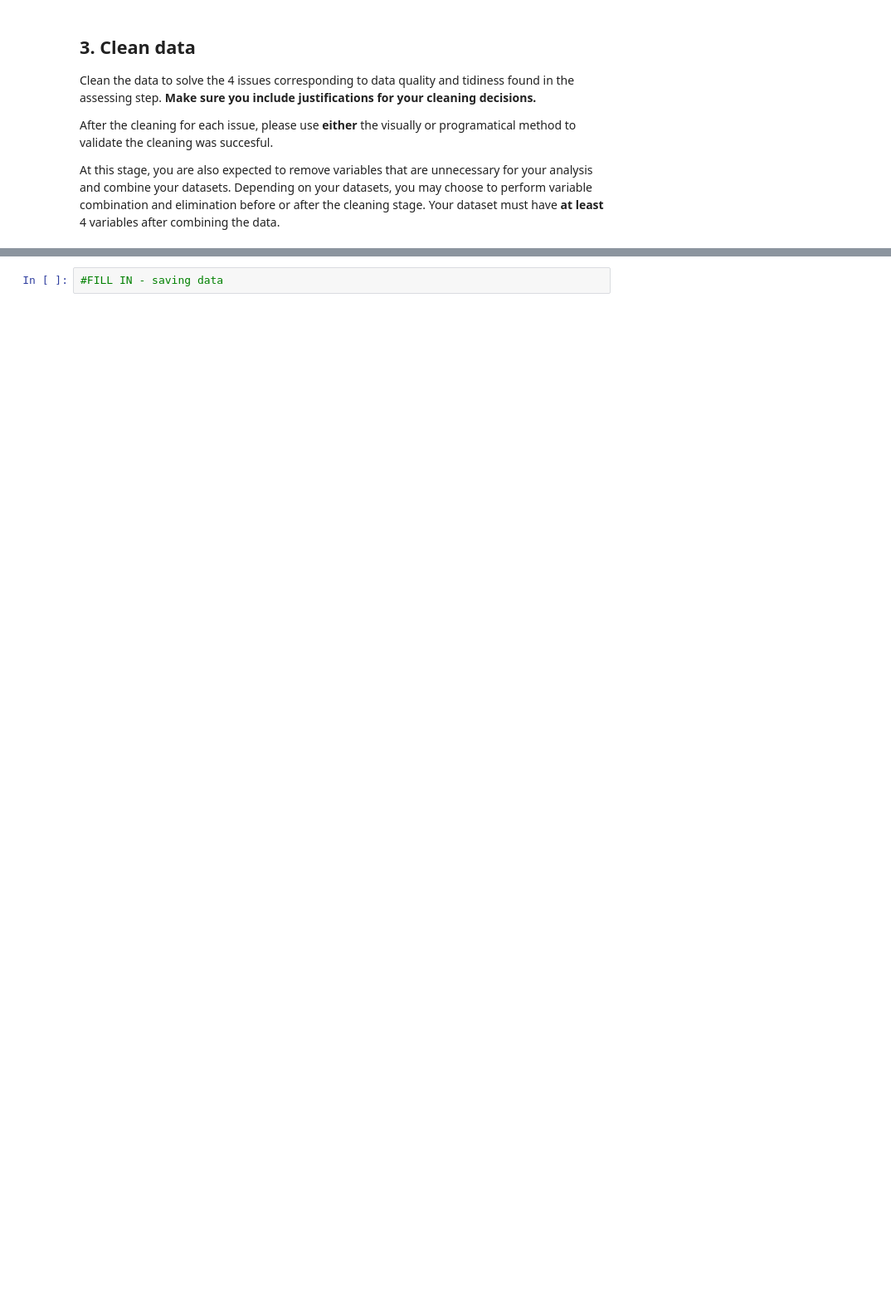
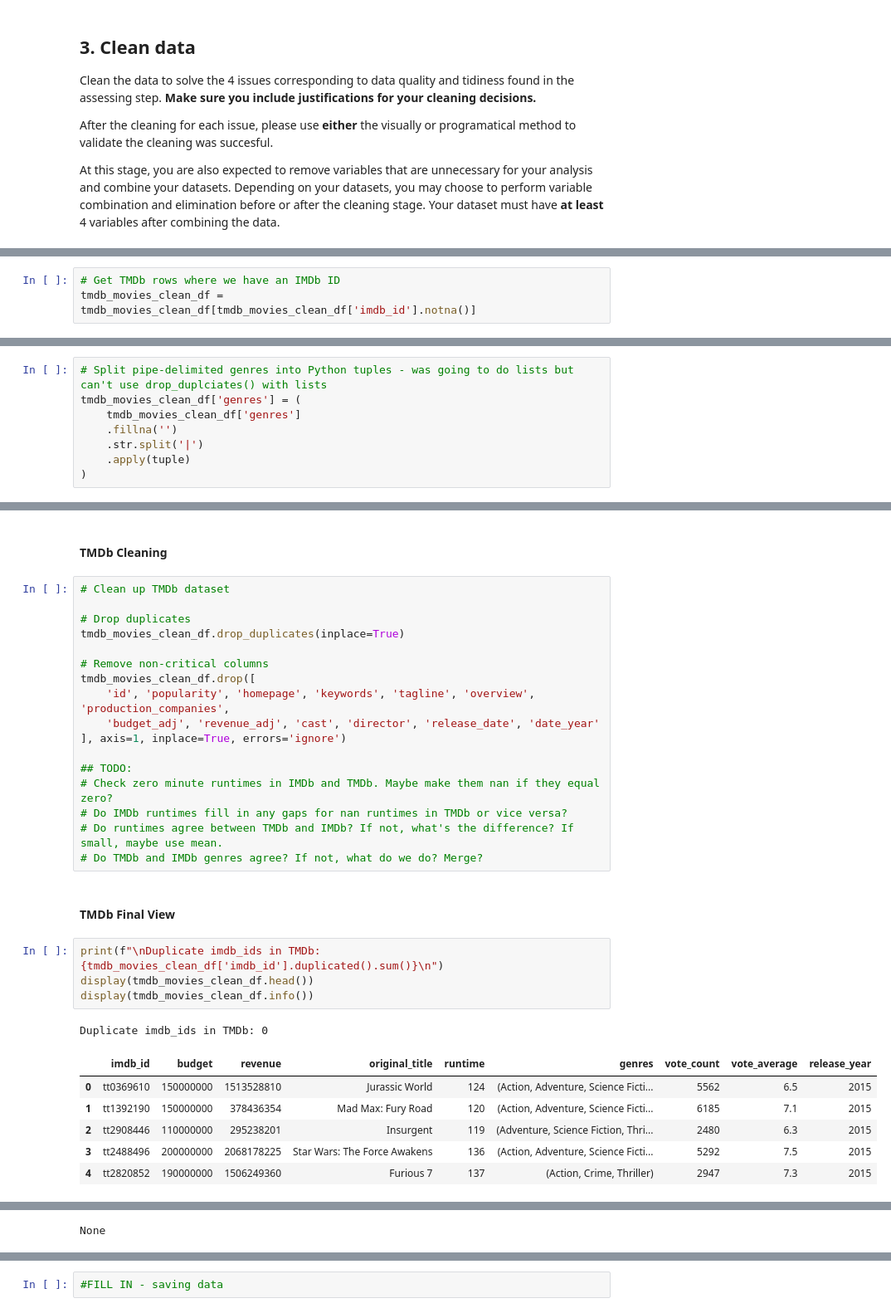
Before and after one commit to kellewic/data-analyst-nanodegree-projects, a Jupyter notebook: project2/data_wrangling_project_starter.ipynb, the cells around one changed output, grey strips where cells are left out. Shown at 83% size. Cells and saved outputs as stored; diff of their text form; blank space fills up the shorter version.

```diff
--- a/project2/data_wrangling_project_starter.ipynb
+++ b/project2/data_wrangling_project_starter.ipynb
@@ -739,0 +679,3 @@ Depending on the datasets, you can also peform the combination before the cleani
+# %%
+# Get TMDb rows where we have an IMDb ID
+tmdb_movies_clean_df = tmdb_movies_clean_df[tmdb_movies_clean_df['imdb_id'].notna()]
@@ -739,0 +739,8 @@ Depending on the datasets, you can also peform the combination before the cleani
+# %%
+# Split pipe-delimited genres into Python tuples - was going to do lists but can't use drop_duplciates() with lists
+tmdb_movies_clean_df['genres'] = (
+    tmdb_movies_clean_df['genres']
+    .fillna('')
+    .str.split('|')
+    .apply(tuple)
+)
@@ -739,0 +848,33 @@ Depending on the datasets, you can also peform the combination before the cleani
+# %% [markdown]
+#### TMDb Cleaning
+# %%
+# Clean up TMDb dataset
+
+# Drop duplicates
+tmdb_movies_clean_df.drop_duplicates(inplace=True)
+
+# Remove non-critical columns
+tmdb_movies_clean_df.drop([
+    'id', 'popularity', 'homepage', 'keywords', 'tagline', 'overview', 'production_companies',
+    'budget_adj', 'revenue_adj', 'cast', 'director', 'release_date', 'date_year'
+], axis=1, inplace=True, errors='ignore')
+
+## TODO:
+# Check zero minute runtimes in IMDb and TMDb. Maybe make them nan if they equal zero?
+# Do IMDb runtimes fill in any gaps for nan runtimes in TMDb or vice versa?
+# Do runtimes agree between TMDb and IMDb? If not, what's the difference? If small, maybe use mean.
+# Do TMDb and IMDb genres agree? If not, what do we do? Merge?
+# %% [markdown]
+#### TMDb Final View
+# %%
+print(f"\nDuplicate imdb_ids in TMDb: {tmdb_movies_clean_df['imdb_id'].duplicated().sum()}\n")
+display(tmdb_movies_clean_df.head())
+display(tmdb_movies_clean_df.info())
+# %% [output]
+Duplicate imdb_ids in TMDb: 0
+|  | imdb_id | budget | revenue | original_title | runtime | genres | vote_count | vote_average | release_year |
+| 0 | tt0369610 | 150000000 | 1513528810 | Jurassic World | 124 | (Action, Adventure, Science Ficti... | 5562 | 6.5 | 2015 |
+| 1 | tt1392190 | 150000000 | 378436354 | Mad Max: Fury Road | 120 | (Action, Adventure, Science Ficti... | 6185 | 7.1 | 2015 |
+| 2 | tt2908446 | 110000000 | 295238201 | Insurgent | 119 | (Adventure, Science Fiction, Thri... | 2480 | 6.3 | 2015 |
+| 3 | tt2488496 | 200000000 | 2068178225 | Star Wars: The Force Awakens | 136 | (Action, Adventure, Science Ficti... | 5292 | 7.5 | 2015 |
+| 4 | tt2820852 | 190000000 | 1506249360 | Furious 7 | 137 | (Action, Crime, Thriller) | 2947 | 7.3 | 2015 |
@@ -739,0 +897 @@ Depending on the datasets, you can also peform the combination before the cleani
+None
```
Also changed, not shown: parts of 50 cells of this notebook, 1 other file.
